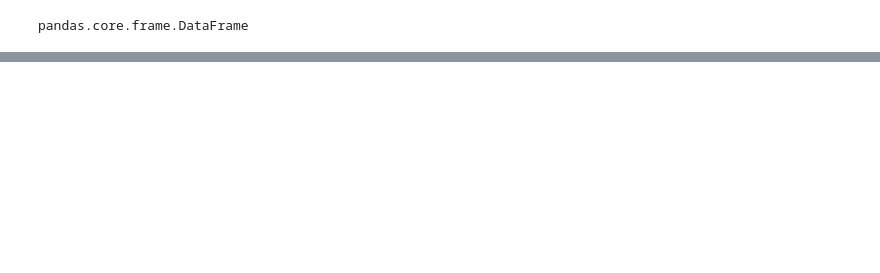
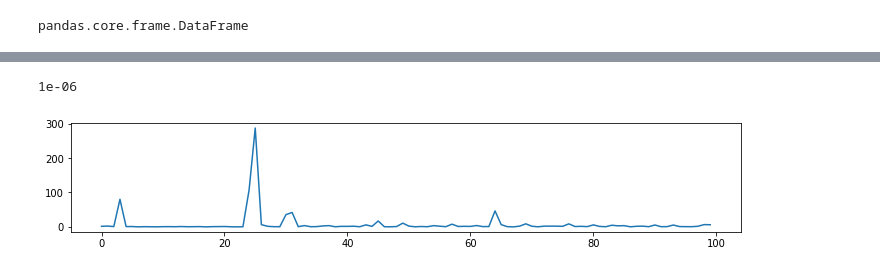
Before and after one commit to Jian2017/AirlineDelay, a Jupyter notebook: Release_07_08_days/ReadMe.ipynb, the cells around one changed output, grey strips where cells are left out. Saved outputs shown, nothing was run; the diff lists cells and outputs as text; code cells hidden in the pictures; blank space fills up the shorter version.

```diff
--- a/Release_07_08_days/ReadMe.ipynb
+++ b/Release_07_08_days/ReadMe.ipynb
@@ -101,0 +486,9 @@ plt.show()
+# %%
+reg = linear_model.RidgeCV(alphas=np.logspace(-6, 6, 13))
+reg.fit(X, y )
+print(reg.alpha_ )
+plt.plot( abs( (reg.coef_ - w )/ w )*100 )
+plt.show()
+# %% [output]
+1e-06
+[figure, added]
```
Also changed, not shown: parts of 28 cells of this notebook, 1 other file.
